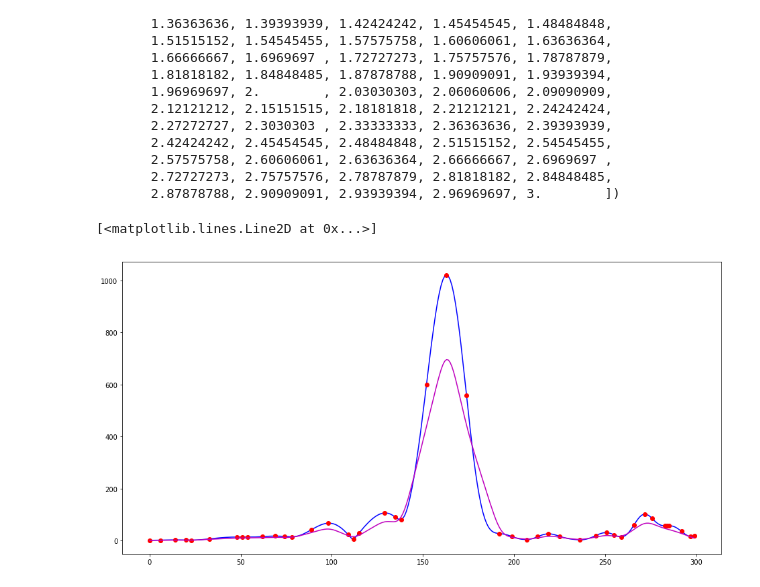
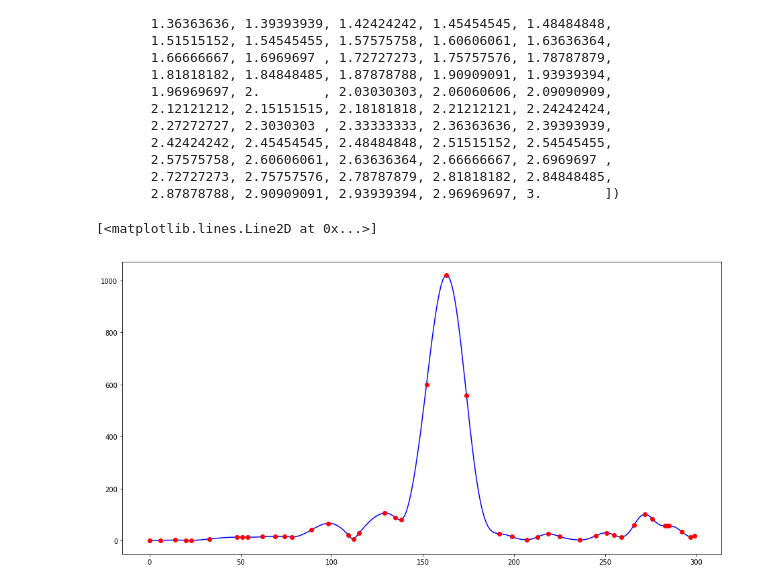
Before and after one commit to tandav/spectrogram, a Jupyter notebook: helpers/sharpening.ipynb, the cells around one changed output. Saved outputs shown, nothing was run; the diff lists cells and outputs as text; code cells hidden in the pictures.

```diff
--- a/helpers/sharpening.ipynb
+++ b/helpers/sharpening.ipynb
@@ -485,37 +579,37 @@ peaks = np.sort(
         0,
         m_min_peaks,
         m_max_peaks,
         dm_min_peaks,
         dm_max_peaks,
         len(m) - 1
     ]
 )
 
 xp = peaks
 fp = m[peaks]
 
 xnew = np.arange(len(m))
 ynew = np.interp(xnew, xp, fp)
 
 
 
-kernel = gaussian(200, std=3)
+kernel = gaussian(200, std=2)
 sharp = np.correlate(ynew, kernel, mode='same')
 
 
 
 
 
 plt.figure(figsize=(16, 8))
 plt.plot(m, 'b')
 # plt.plot(dm)
 # plt.plot(ddm)
 plt.plot(xp, fp, 'ro')
-plt.plot(xnew, ynew, 'g')
-plt.plot(0.1 * sharp, 'm')
+# plt.plot(xnew, ynew, 'g')
+# plt.plot(0.1 * sharp, 'm')
 # %% [output]
 [<matplotlib.lines.Line2D at 0x...>]
-[figure, old version]
+[figure, new version]
 # %%
 
 
```
Also changed, not shown: parts of 15 cells of this notebook, 1 other file.
